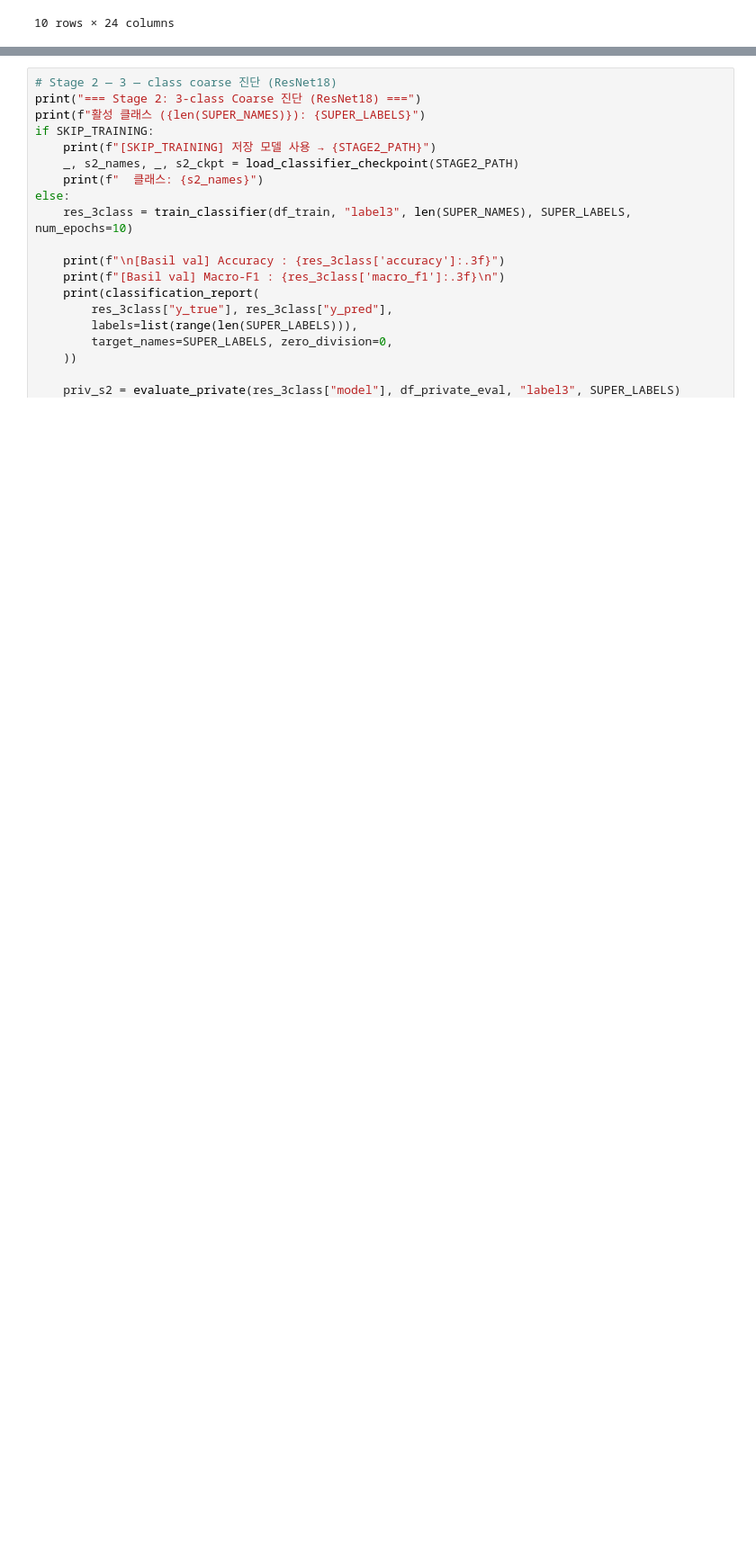
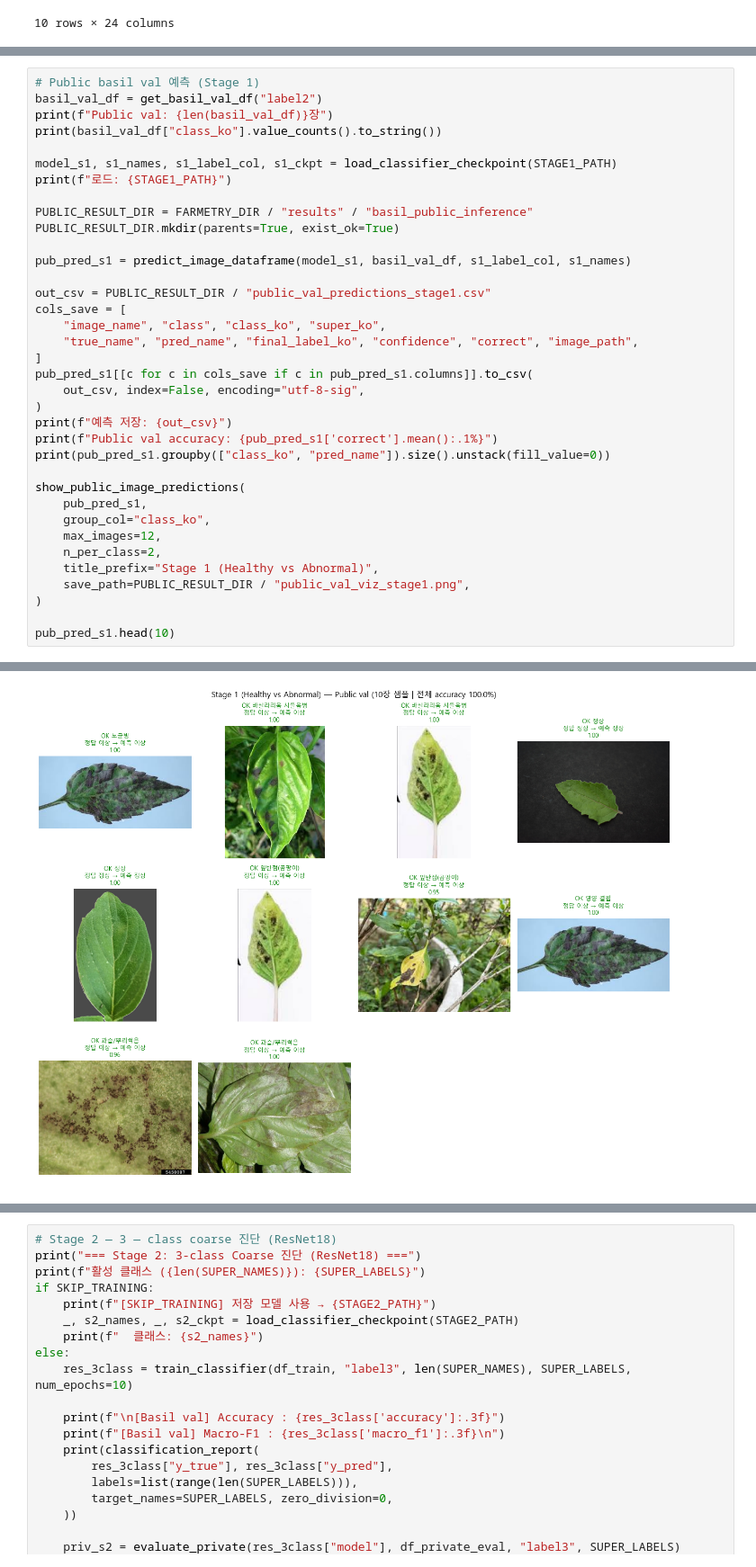
Before and after one commit to msyu787/Farmetry-VisionAI, a Jupyter notebook: notebooks/04_basil_disease_diagnosis.ipynb, the cells around one changed output, grey strips where cells are left out. Shown at 90% size. Cells and saved outputs as stored; diff of their text form; blank space fills up the shorter version.

```diff
--- a/notebooks/04_basil_disease_diagnosis.ipynb
+++ b/notebooks/04_basil_disease_diagnosis.ipynb
@@ -1105,0 +1180,37 @@ train          444
+# %%
+# Public basil val 예측 (Stage 1)
+basil_val_df = get_basil_val_df("label2")
+print(f"Public val: {len(basil_val_df)}장")
+print(basil_val_df["class_ko"].value_counts().to_string())
+
+model_s1, s1_names, s1_label_col, s1_ckpt = load_classifier_checkpoint(STAGE1_PATH)
+print(f"로드: {STAGE1_PATH}")
+
+PUBLIC_RESULT_DIR = FARMETRY_DIR / "results" / "basil_public_inference"
+PUBLIC_RESULT_DIR.mkdir(parents=True, exist_ok=True)
+
+pub_pred_s1 = predict_image_dataframe(model_s1, basil_val_df, s1_label_col, s1_names)
+
+out_csv = PUBLIC_RESULT_DIR / "public_val_predictions_stage1.csv"
+cols_save = [
+    "image_name", "class", "class_ko", "super_ko",
+    "true_name", "pred_name", "final_label_ko", "confidence", "correct", "image_path",
+]
+pub_pred_s1[[c for c in cols_save if c in pub_pred_s1.columns]].to_csv(
+    out_csv, index=False, encoding="utf-8-sig",
+)
+print(f"예측 저장: {out_csv}")
+print(f"Public val accuracy: {pub_pred_s1['correct'].mean():.1%}")
+print(pub_pred_s1.groupby(["class_ko", "pred_name"]).size().unstack(fill_value=0))
+
+show_public_image_predictions(
+    pub_pred_s1,
+    group_col="class_ko",
+    max_images=12,
+    n_per_class=2,
+    title_prefix="Stage 1 (Healthy vs Abnormal)",
+    save_path=PUBLIC_RESULT_DIR / "public_val_viz_stage1.png",
+)
+
+pub_pred_s1.head(10)
+# %% [output]
@@ -1105,0 +1237 @@ train          444
+[figure, added]
```
Also changed, not shown: parts of 3 cells of this notebook, 8 other files.
